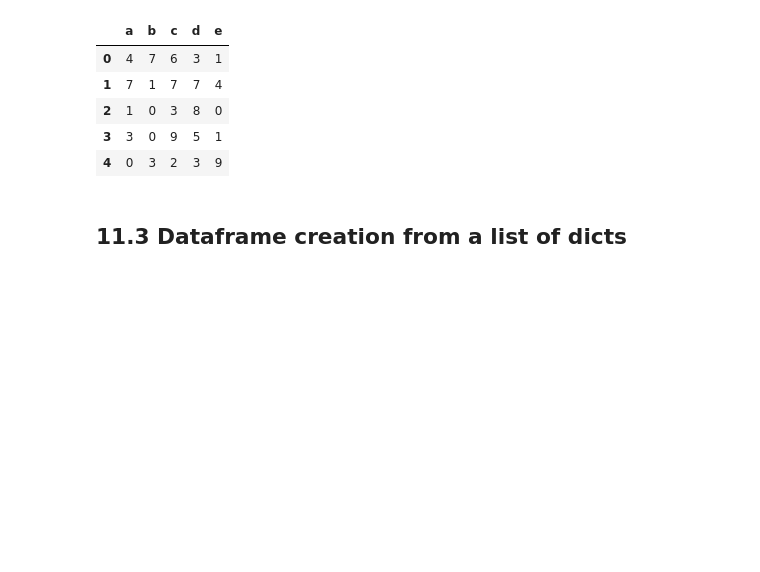
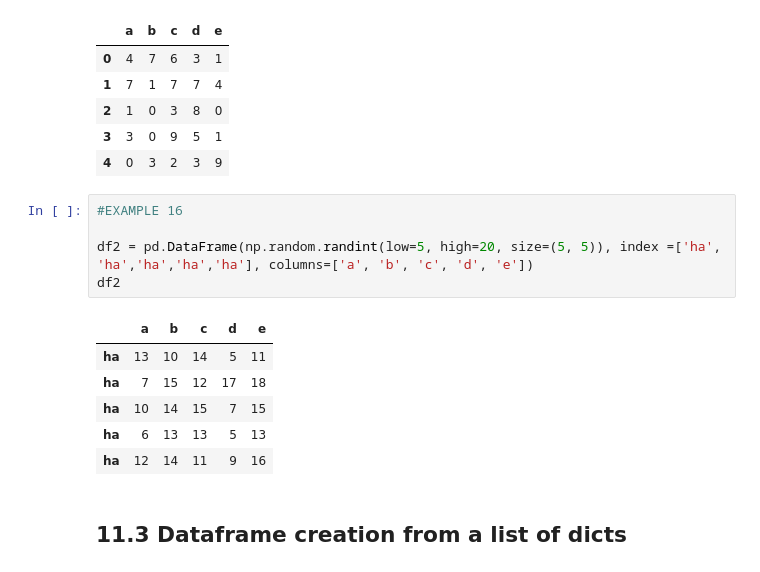
Before and after one commit to abbhimish/Week1---Intro-to-Python, a Jupyter notebook: Introduction_to_Python.ipynb, the cells around one changed output. Cells and saved outputs as stored; diff of their text form; blank space fills up the shorter version.

```diff
--- a/Introduction_to_Python.ipynb
+++ b/Introduction_to_Python.ipynb
@@ -1266,6 +1373,18 @@ df2
 | 2 | 1 | 0 | 3 | 8 | 0 |
 | 3 | 3 | 0 | 9 | 5 | 1 |
 | 4 | 0 | 3 | 2 | 3 | 9 |
+# %%
+#EXAMPLE 16
+
+df2 = pd.DataFrame(np.random.randint(low=5, high=20, size=(5, 5)), index =['ha', 'ha','ha','ha','ha'], columns=['a', 'b', 'c', 'd', 'e'])
+df2
+# %% [output]
+|  | a | b | c | d | e |
+| ha | 13 | 10 | 14 | 5 | 11 |
+| ha | 7 | 15 | 12 | 17 | 18 |
+| ha | 10 | 14 | 15 | 7 | 15 |
+| ha | 6 | 13 | 13 | 5 | 13 |
+| ha | 12 | 14 | 11 | 9 | 16 |
 # %% [markdown]
 ## 11.3 Dataframe creation from a list of dicts
 # %%
```
Also changed, not shown: parts of 20 cells of this notebook.
